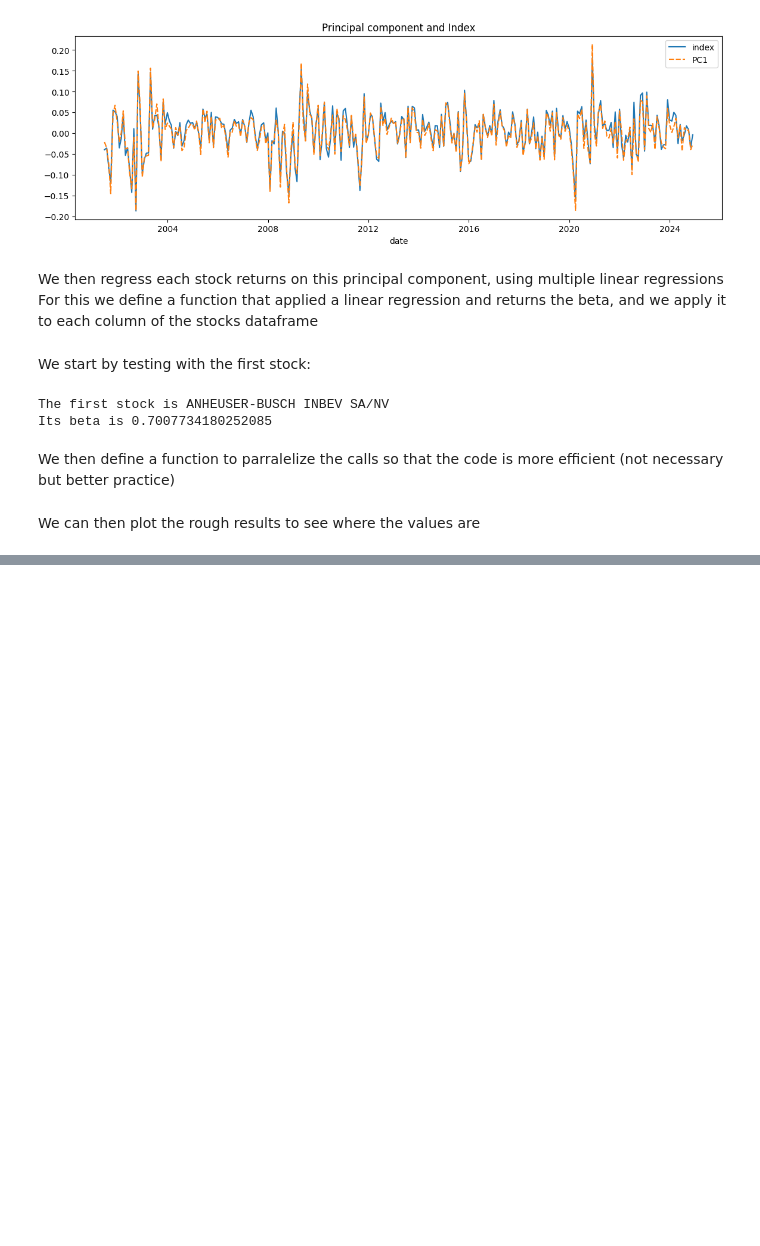
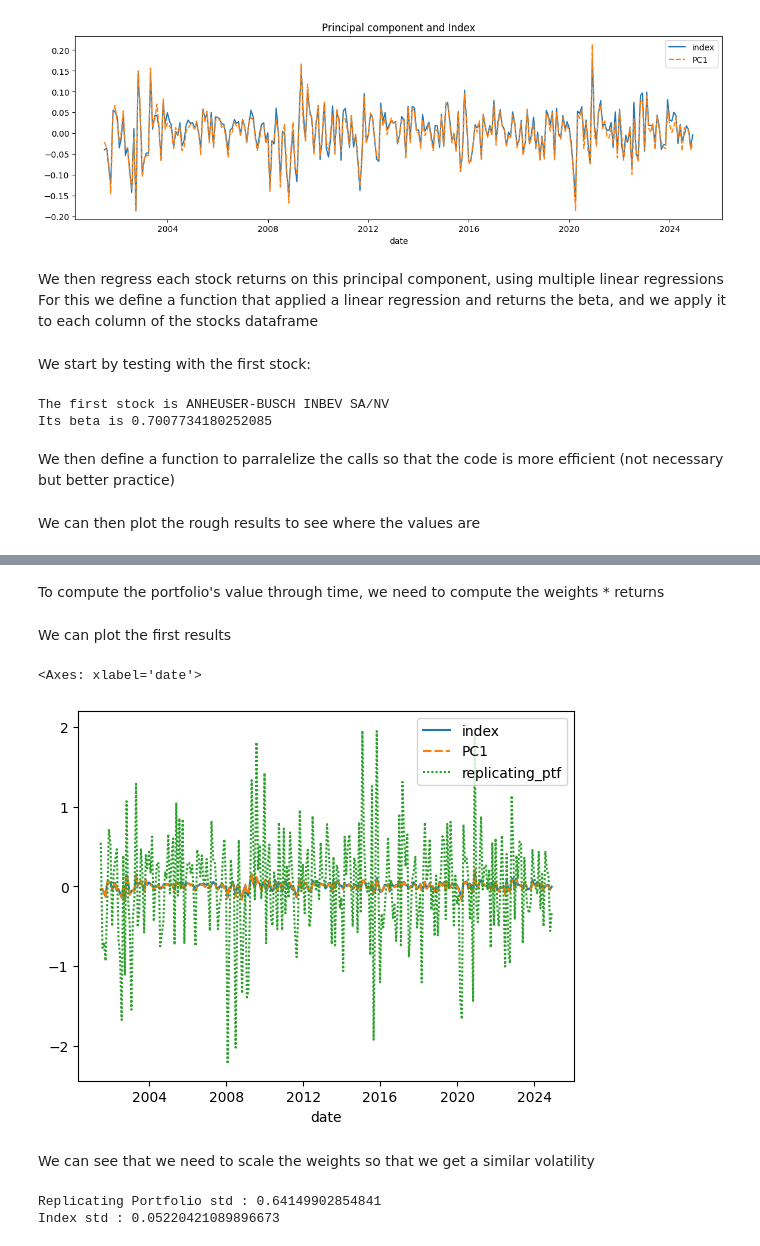
Before and after one commit to faunebl/core_equity_factors, a Jupyter notebook: src/main.ipynb, the cells around one changed output, grey strips where cells are left out. Saved outputs shown, nothing was run; the diff lists cells and outputs as text; code cells hidden in the pictures; blank space fills up the shorter version.

```diff
--- a/src/main.ipynb
+++ b/src/main.ipynb
@@ -143,0 +154,17 @@ del ticks
+# %%
+cov_matrix = stocks.drop('date').to_pandas().cov()
+n = len(stocks.drop('date').columns)
+# transofmr betas into list so that its compatible with the scipy function
+betas_list = [v for k,v in betas.items()]
+# define objective function:
+def get_portfolio_variance(weights: np.array) -> float:
+    return np.dot(weights.T, np.dot(cov_matrix, weights))
+
+#define constraints
+constraints = ({'type': 'eq', 'fun': lambda weights: np.sum(weights) - 1},
+               {'type': 'eq', 'fun': lambda weights: np.dot(weights, betas_list) - 1},
+               {'type': 'ineq', 'fun': lambda weights: weights})
+# define bounds (each weight is between 0 and 1) (can't be negative)
+bounds = [(0, 1) for _ in range(n)]
+# initial guess for weights (equi weighted)
+init_weights = np.ones(n) / n
@@ -143,0 +173,3 @@ del ticks
+# %%
+result = minimize(get_portfolio_variance, init_weights, method='SLSQP', bounds=bounds, constraints=constraints)
+result
@@ -143,0 +201,21 @@ del ticks
+# %% [markdown]
+To compute the portfolio's value through time, we need to compute the weights * returns
+# %%
+replicating_ptf = pl.Series(name = 'replicating_ptf', values=np.dot(a=result.x, b=np.transpose(stocks_list)))
+# %% [markdown]
+We can plot the first results
+# %%
+sns.lineplot(index.with_columns(
+    pc1.select('PC1').to_series(),
+    replicating_ptf
+    ).to_pandas().set_index('date'))
+# %% [output]
+<Axes: xlabel='date'>
+[figure, added]
+# %% [markdown]
+We can see that we need to scale the weights so that we get a similar volatility
+# %%
+print(f"Replicating Portfolio std : {replicating_ptf.std()} \nIndex std : {index.select('index').std().to_series().to_list()[0]}")
+# %% [output]
+Replicating Portfolio std : 0.64149902854841
+Index std : 0.05220421089896673
```
Also changed, not shown: parts of 12 cells of this notebook.
